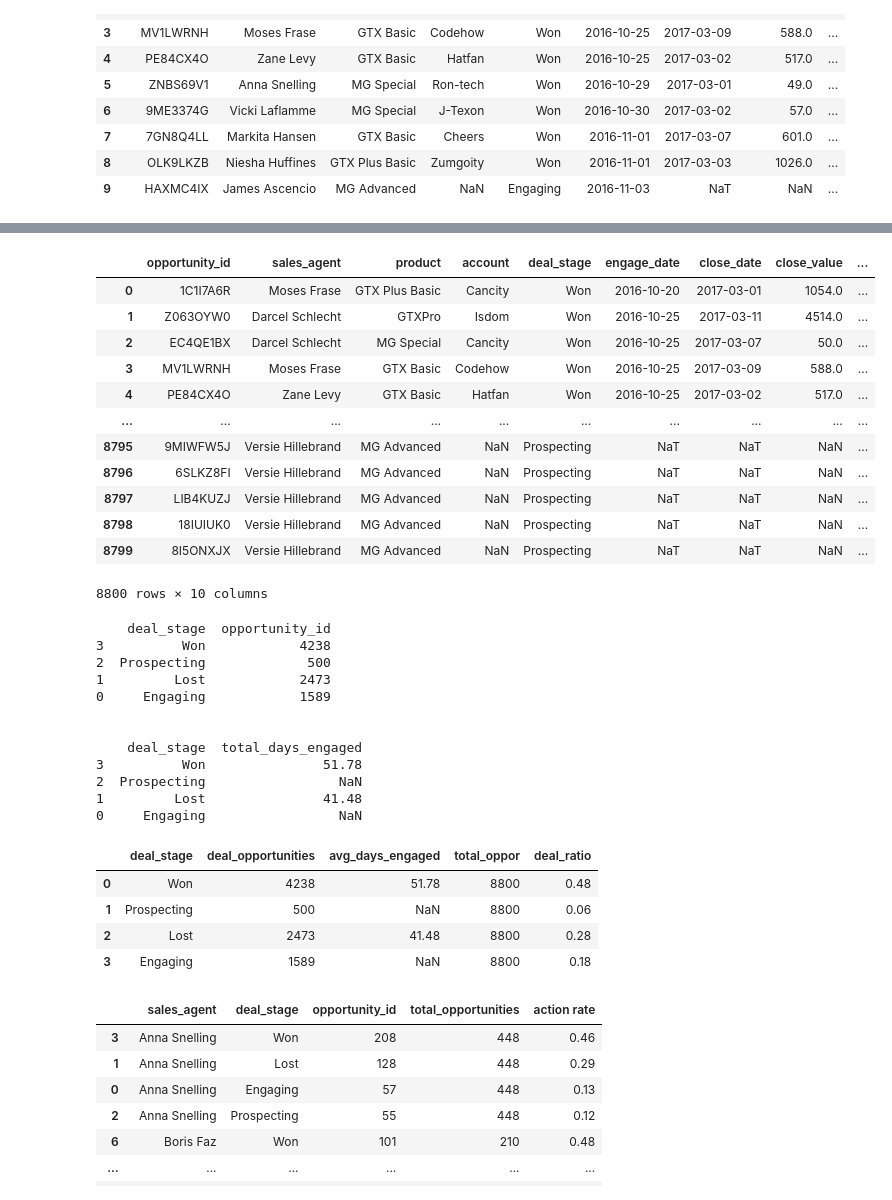
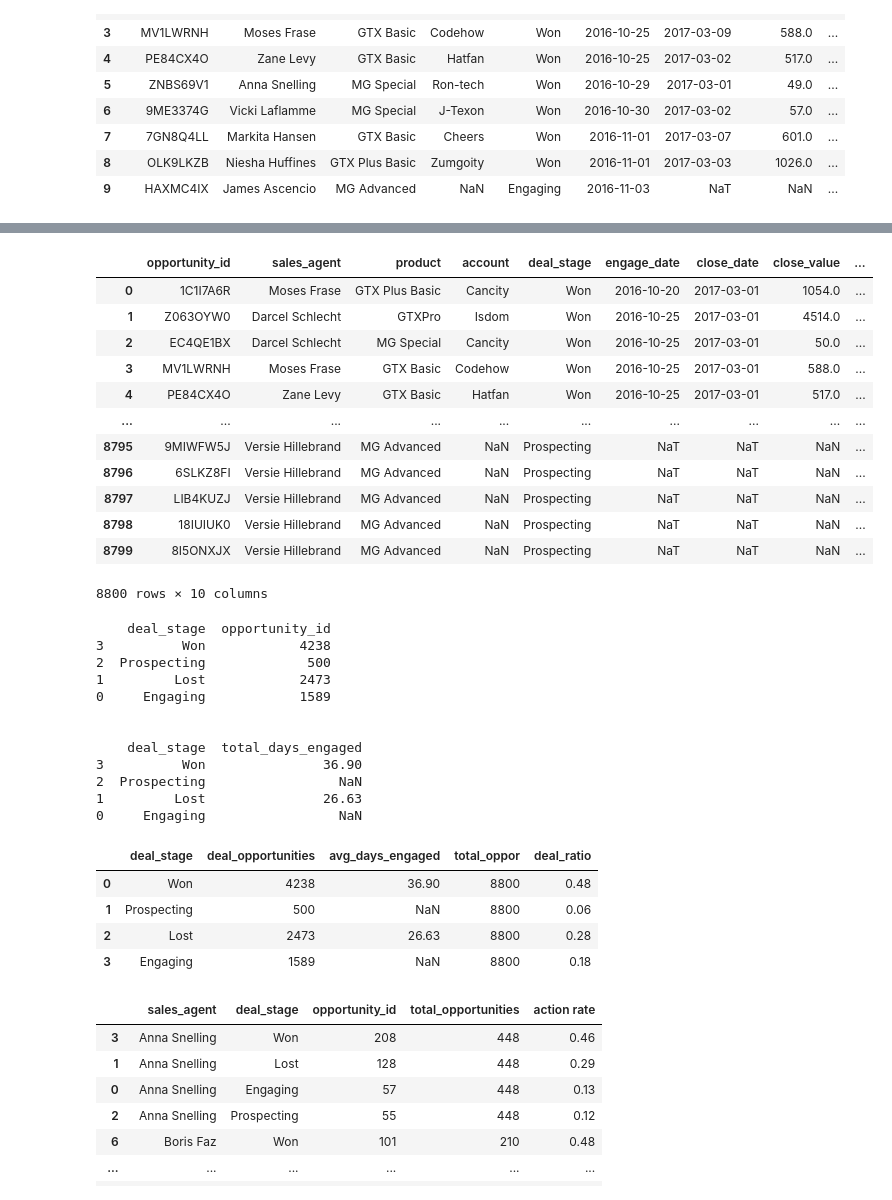
Before and after one commit to SuyogPatgave/Python_Codes-Projects, a Jupyter notebook: CRM_Project.ipynb, the cells around one changed output, grey strips where cells are left out. Saved outputs shown, nothing was run; the diff lists cells and outputs as text; code cells hidden in the pictures.

```diff
--- a/CRM_Project.ipynb
+++ b/CRM_Project.ipynb
@@ -1144,15 +1152,20 @@ dtypes: category(1), datetime64[ns](2), float64(1), object(5)
 memory usage: 558.9+ KB
 # %%
+# Calculating Total Days Engaged to Close a Sale/Deal
+
+sales_pipe['close_date'] = pd.to_datetime(sales_pipe['close_date'])
+sales_pipe['engage_date'] = pd.to_datetime(sales_pipe['engage_date'])
+
 sales_pipe['total_days_engaged'] = sales_pipe['close_date'] - sales_pipe['engage_date']
 sales_pipe['total_days_engaged'] = sales_pipe['total_days_engaged'].dt.days
 sales_pipe
 # %% [output]
 |  | opportunity_id | sales_agent | product | account | deal_stage | engage_date | close_date | close_value | ... |
 | 0 | 1C1I7A6R | Moses Frase | GTX Plus Basic | Cancity | Won | 2016-10-20 | 2017-03-01 | 1054.0 | ... |
-| 1 | Z063OYW0 | Darcel Schlecht | GTXPro | Isdom | Won | 2016-10-25 | 2017-03-11 | 4514.0 | ... |
-| 2 | EC4QE1BX | Darcel Schlecht | MG Special | Cancity | Won | 2016-10-25 | 2017-03-07 | 50.0 | ... |
-| 3 | MV1LWRNH | Moses Frase | GTX Basic | Codehow | Won | 2016-10-25 | 2017-03-09 | 588.0 | ... |
-| 4 | PE84CX4O | Zane Levy | GTX Basic | Hatfan | Won | 2016-10-25 | 2017-03-02 | 517.0 | ... |
+| 1 | Z063OYW0 | Darcel Schlecht | GTXPro | Isdom | Won | 2016-10-25 | 2017-03-01 | 4514.0 | ... |
+| 2 | EC4QE1BX | Darcel Schlecht | MG Special | Cancity | Won | 2016-10-25 | 2017-03-01 | 50.0 | ... |
+| 3 | MV1LWRNH | Moses Frase | GTX Basic | Codehow | Won | 2016-10-25 | 2017-03-01 | 588.0 | ... |
+| 4 | PE84CX4O | Zane Levy | GTX Basic | Hatfan | Won | 2016-10-25 | 2017-03-01 | 517.0 | ... |
 | ... | ... | ... | ... | ... | ... | ... | ... | ... | ... |
 | 8795 | 9MIWFW5J | Versie Hillebrand | MG Advanced | NaN | Prospecting | NaT | NaT | NaN | ... |
 | 8796 | 6SLKZ8FI | Versie Hillebrand | MG Advanced | NaN | Prospecting | NaT | NaT | NaN | ... |
@@ -1187,14 +1200,14 @@ resulta2
 
 
     deal_stage  total_days_engaged
-3          Won               51.78
+3          Won               36.90
 2  Prospecting                 NaN
-1         Lost               41.48
+1         Lost               26.63
 0     Engaging                 NaN
 |  | deal_stage | deal_opportunities | avg_days_engaged | total_oppor | deal_ratio |
-| 0 | Won | 4238 | 51.78 | 8800 | 0.48 |
+| 0 | Won | 4238 | 36.90 | 8800 | 0.48 |
 | 1 | Prospecting | 500 | NaN | 8800 | 0.06 |
-| 2 | Lost | 2473 | 41.48 | 8800 | 0.28 |
+| 2 | Lost | 2473 | 26.63 | 8800 | 0.28 |
 | 3 | Engaging | 1589 | NaN | 8800 | 0.18 |
 # %%
 # deal stages counts and action rate (%Won, %Lost, % Prospecting, %Engaging ) for each sales agent, and their success rate
```
Also changed, not shown: parts of 10 cells of this notebook.
